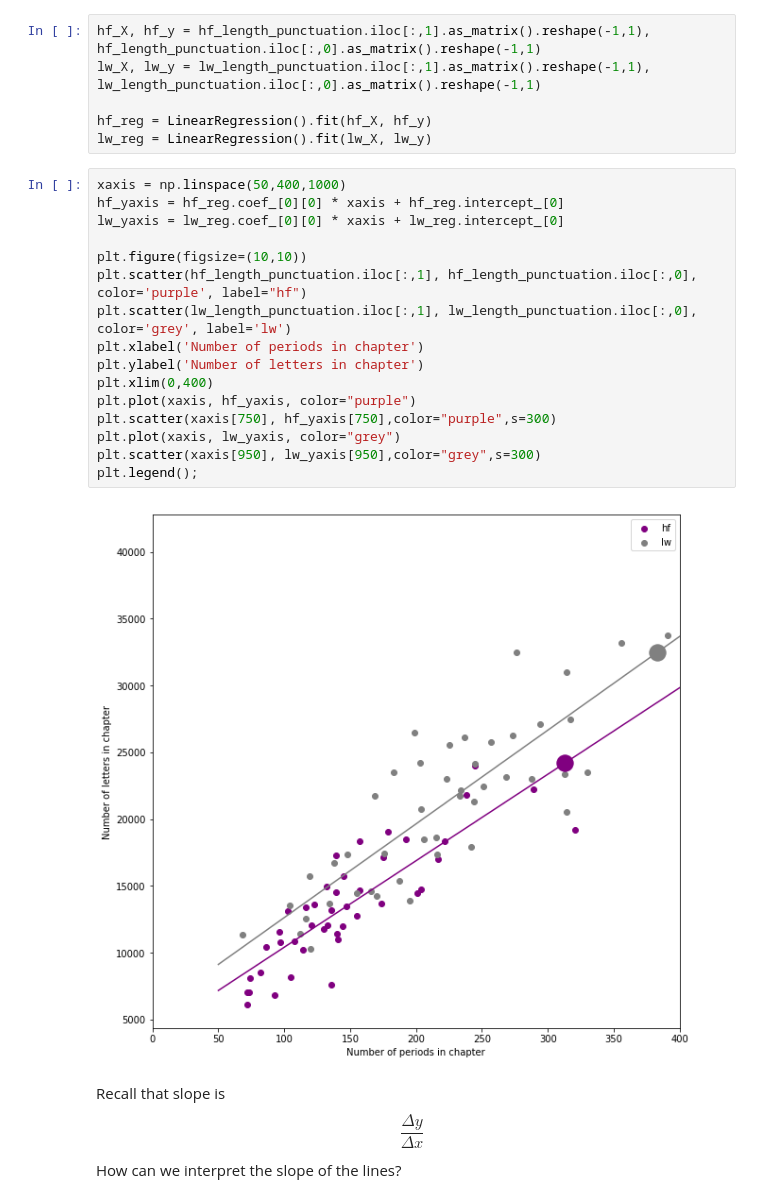
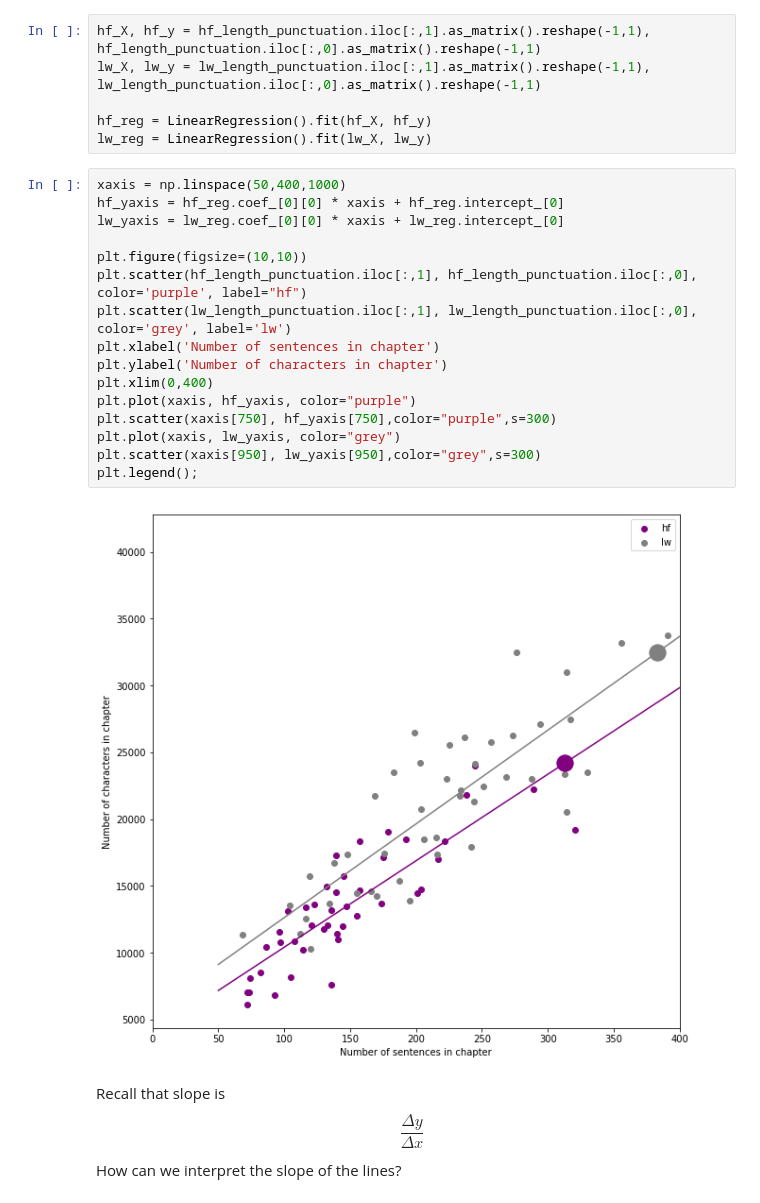
Before and after one commit to mrxiahuren/DS-UA-112-Spring-2020-Public, a Jupyter notebook: lecture/week7/week7-lec1-demo.ipynb, the cells around one changed output. Saved outputs shown, nothing was run; the diff lists cells and outputs as text.

```diff
--- a/lecture/week7/week7-lec1-demo.ipynb
+++ b/lecture/week7/week7-lec1-demo.ipynb
@@ -280,21 +280,21 @@ lw_reg = LinearRegression().fit(lw_X, lw_y)
 # %%
 xaxis = np.linspace(50,400,1000)
 hf_yaxis = hf_reg.coef_[0][0] * xaxis + hf_reg.intercept_[0]
 lw_yaxis = lw_reg.coef_[0][0] * xaxis + lw_reg.intercept_[0]
 
 plt.figure(figsize=(10,10))
 plt.scatter(hf_length_punctuation.iloc[:,1], hf_length_punctuation.iloc[:,0], color='purple', label="hf")
 plt.scatter(lw_length_punctuation.iloc[:,1], lw_length_punctuation.iloc[:,0], color='grey', label='lw')
-plt.xlabel('Number of periods in chapter')
-plt.ylabel('Number of letters in chapter')
+plt.xlabel('Number of sentences in chapter')
+plt.ylabel('Number of characters in chapter')
 plt.xlim(0,400)
 plt.plot(xaxis, hf_yaxis, color="purple")
 plt.scatter(xaxis[750], hf_yaxis[750],color="purple",s=300)
 plt.plot(xaxis, lw_yaxis, color="grey")
 plt.scatter(xaxis[950], lw_yaxis[950],color="grey",s=300)
 plt.legend();
 # %% [output]
-[figure, old version]
+[figure, new version]
 # %% [markdown]
 Recall that slope is $$\displaystyle\frac{\Delta y}{\Delta x}$$ How can we interpret the slope of the lines?
 # %%
```
Also changed, not shown: parts of 4 cells of this notebook.
